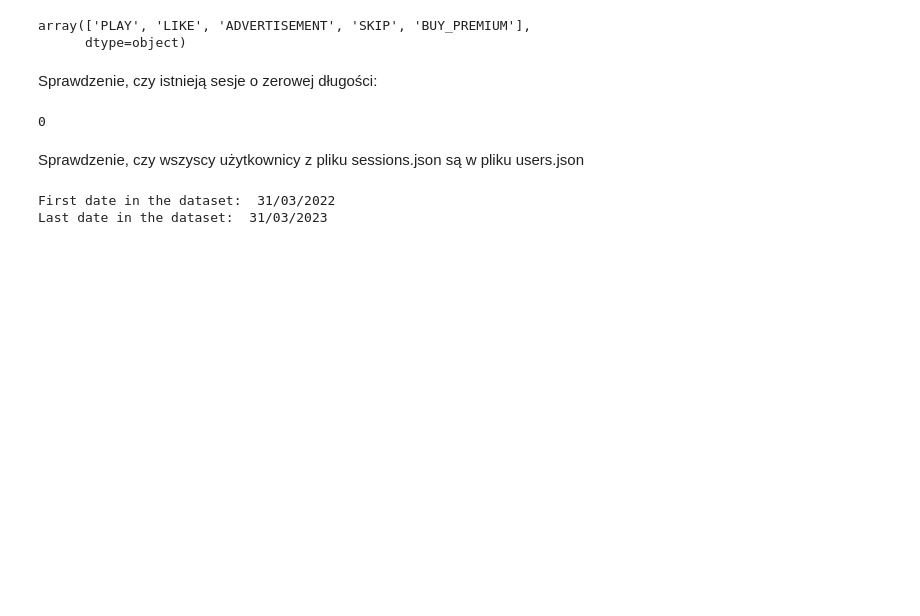
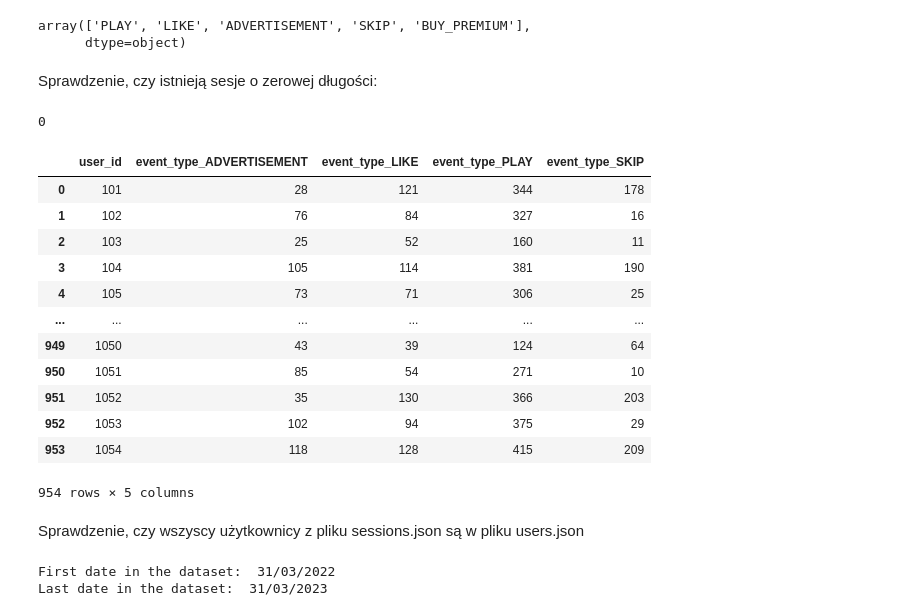
Before and after one commit to j-jodczyk/IUM, a Jupyter notebook: Analysis.ipynb, the cells around one changed output. Drawn from its saved outputs; the diff is of its cells as text; code cells hidden in the pictures; blank space fills up the shorter version.

```diff
--- a/Analysis.ipynb
+++ b/Analysis.ipynb
@@ -143,6 +143,26 @@ for session_id, session in sessions_df.groupby('session_id'):
 zero_duration_sessions
 # %% [output]
 0
+# %%
+event_type_count = sessions_df.groupby(['user_id', 'event_type']).size().unstack(fill_value=0).reset_index()
+# rename columns to include event_type_ prefix
+event_type_count.columns = ['user_id'] + ['event_type_' + col for col in event_type_count.columns[1:]]
+event_type_count.drop("event_type_BUY_PREMIUM", axis='columns', inplace=True)
+event_type_count
+# %% [output]
+|  | user_id | event_type_ADVERTISEMENT | event_type_LIKE | event_type_PLAY | event_type_SKIP |
+| 0 | 101 | 28 | 121 | 344 | 178 |
+| 1 | 102 | 76 | 84 | 327 | 16 |
+| 2 | 103 | 25 | 52 | 160 | 11 |
+| 3 | 104 | 105 | 114 | 381 | 190 |
+| 4 | 105 | 73 | 71 | 306 | 25 |
+| ... | ... | ... | ... | ... | ... |
+| 949 | 1050 | 43 | 39 | 124 | 64 |
+| 950 | 1051 | 85 | 54 | 271 | 10 |
+| 951 | 1052 | 35 | 130 | 366 | 203 |
+| 952 | 1053 | 102 | 94 | 375 | 29 |
+| 953 | 1054 | 118 | 128 | 415 | 209 |
+954 rows × 5 columns
 # %% [markdown]
 Sprawdzenie, czy wszyscy użytkownicy z pliku sessions.json są w pliku users.json
 # %%
```
Also changed, not shown: parts of 7 cells of this notebook, 7 other files.
